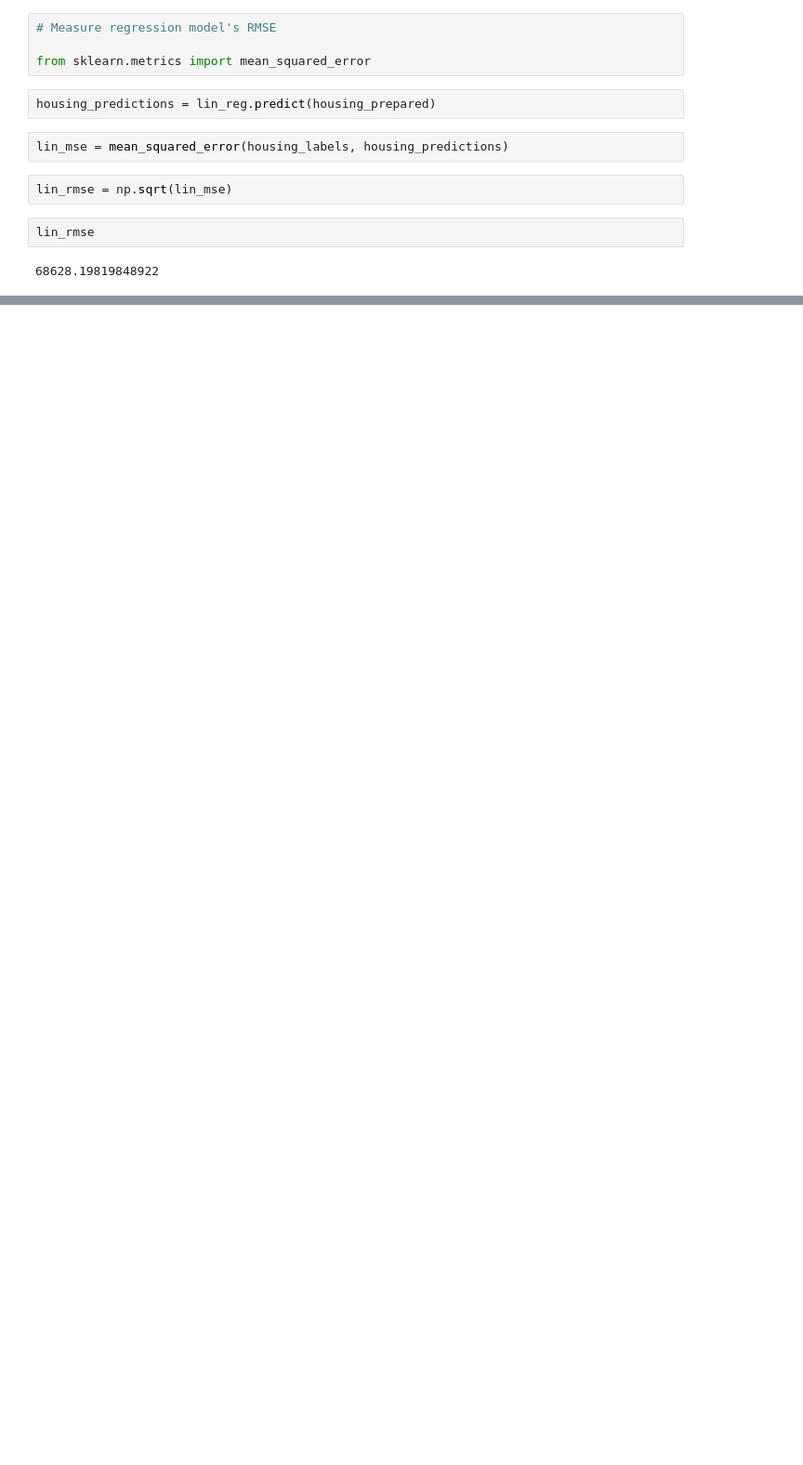
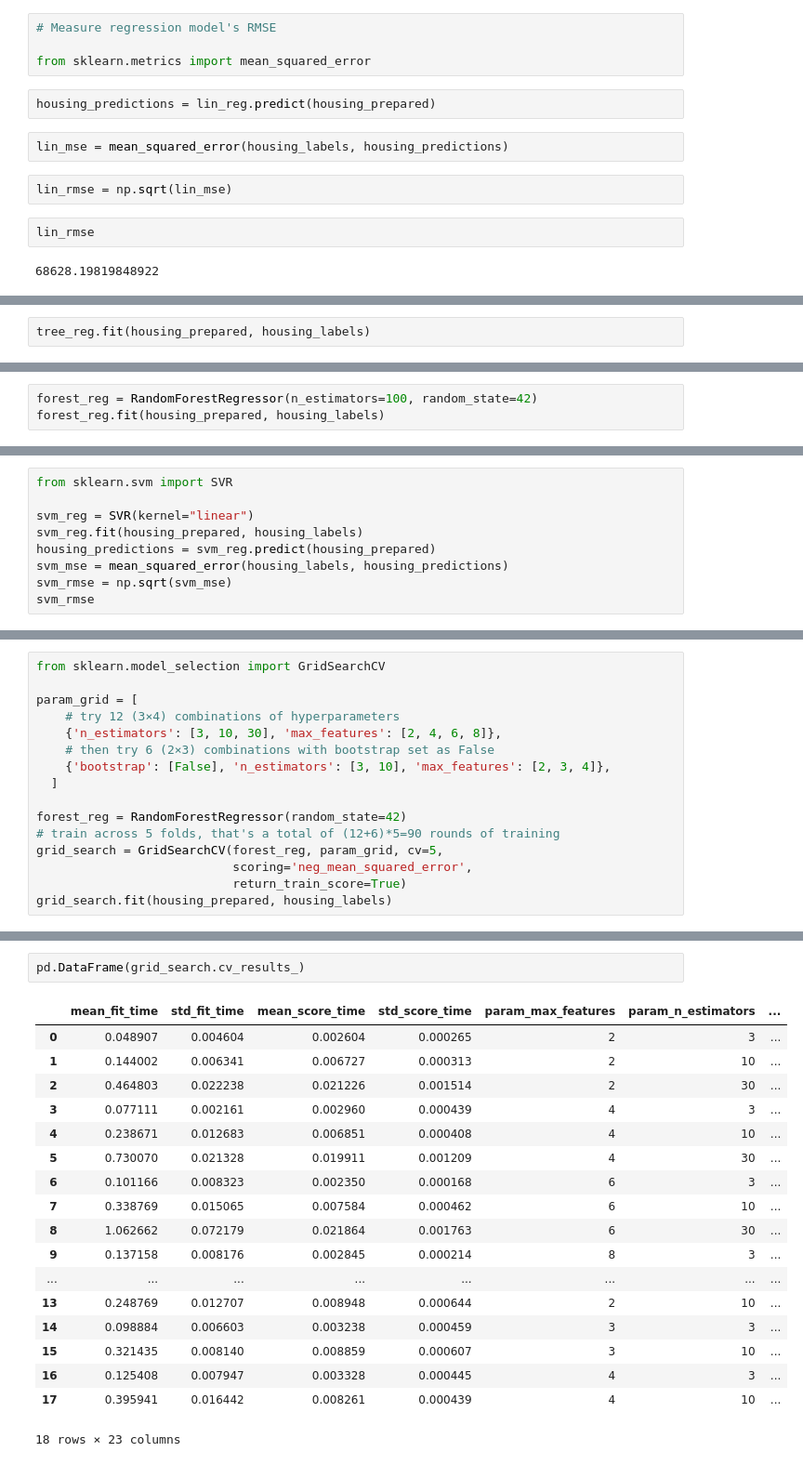
Before and after one commit to luke-mcevoy/forestFire, a Jupyter notebook: learning/oreilly_ml/chapter2/End-to-End ML Model.ipynb, the cells around one changed output, grey strips where cells are left out. Shown at 93% size. Drawn from its saved outputs; the diff is of its cells as text; blank space fills up the shorter version.

```diff
--- a/learning/oreilly_ml/chapter2/End-to-End ML Model.ipynb
+++ b/learning/oreilly_ml/chapter2/End-to-End ML Model.ipynb
@@ -551,0 +566,2 @@ AttributeError: 'DataFrame' object has no attribute 'table'
+# %%
+tree_reg.fit(housing_prepared, housing_labels)
@@ -551,0 +611,3 @@ AttributeError: 'DataFrame' object has no attribute 'table'
+# %%
+forest_reg = RandomForestRegressor(n_estimators=100, random_state=42)
+forest_reg.fit(housing_prepared, housing_labels)
@@ -551,0 +650,9 @@ AttributeError: 'DataFrame' object has no attribute 'table'
+# %%
+from sklearn.svm import SVR
+
+svm_reg = SVR(kernel="linear")
+svm_reg.fit(housing_prepared, housing_labels)
+housing_predictions = svm_reg.predict(housing_prepared)
+svm_mse = mean_squared_error(housing_labels, housing_predictions)
+svm_rmse = np.sqrt(svm_mse)
+svm_rmse
@@ -551,0 +661,16 @@ AttributeError: 'DataFrame' object has no attribute 'table'
+# %%
+from sklearn.model_selection import GridSearchCV
+
+param_grid = [
+    # try 12 (3×4) combinations of hyperparameters
+    {'n_estimators': [3, 10, 30], 'max_features': [2, 4, 6, 8]},
+    # then try 6 (2×3) combinations with bootstrap set as False
+    {'bootstrap': [False], 'n_estimators': [3, 10], 'max_features': [2, 3, 4]},
+  ]
+
+forest_reg = RandomForestRegressor(random_state=42)
+# train across 5 folds, that's a total of (12+6)*5=90 rounds of training
+grid_search = GridSearchCV(forest_reg, param_grid, cv=5,
+                           scoring='neg_mean_squared_error',
+                           return_train_score=True)
+grid_search.fit(housing_prepared, housing_labels)
@@ -551,0 +715,21 @@ AttributeError: 'DataFrame' object has no attribute 'table'
+# %%
+pd.DataFrame(grid_search.cv_results_)
+# %% [output]
+|  | mean_fit_time | std_fit_time | mean_score_time | std_score_time | param_max_features | param_n_estimators | ... |
+| 0 | 0.048907 | 0.004604 | 0.002604 | 0.000265 | 2 | 3 | ... |
+| 1 | 0.144002 | 0.006341 | 0.006727 | 0.000313 | 2 | 10 | ... |
+| 2 | 0.464803 | 0.022238 | 0.021226 | 0.001514 | 2 | 30 | ... |
+| 3 | 0.077111 | 0.002161 | 0.002960 | 0.000439 | 4 | 3 | ... |
+| 4 | 0.238671 | 0.012683 | 0.006851 | 0.000408 | 4 | 10 | ... |
+| 5 | 0.730070 | 0.021328 | 0.019911 | 0.001209 | 4 | 30 | ... |
+| 6 | 0.101166 | 0.008323 | 0.002350 | 0.000168 | 6 | 3 | ... |
+| 7 | 0.338769 | 0.015065 | 0.007584 | 0.000462 | 6 | 10 | ... |
+| 8 | 1.062662 | 0.072179 | 0.021864 | 0.001763 | 6 | 30 | ... |
+| 9 | 0.137158 | 0.008176 | 0.002845 | 0.000214 | 8 | 3 | ... |
+| ... | ... | ... | ... | ... | ... | ... | ... |
+| 13 | 0.248769 | 0.012707 | 0.008948 | 0.000644 | 2 | 10 | ... |
+| 14 | 0.098884 | 0.006603 | 0.003238 | 0.000459 | 3 | 3 | ... |
+| 15 | 0.321435 | 0.008140 | 0.008859 | 0.000607 | 3 | 10 | ... |
+| 16 | 0.125408 | 0.007947 | 0.003328 | 0.000445 | 4 | 3 | ... |
+| 17 | 0.395941 | 0.016442 | 0.008261 | 0.000439 | 4 | 10 | ... |
+18 rows × 23 columns
```
Also changed, not shown: parts of 37 cells of this notebook, 5 other files.
